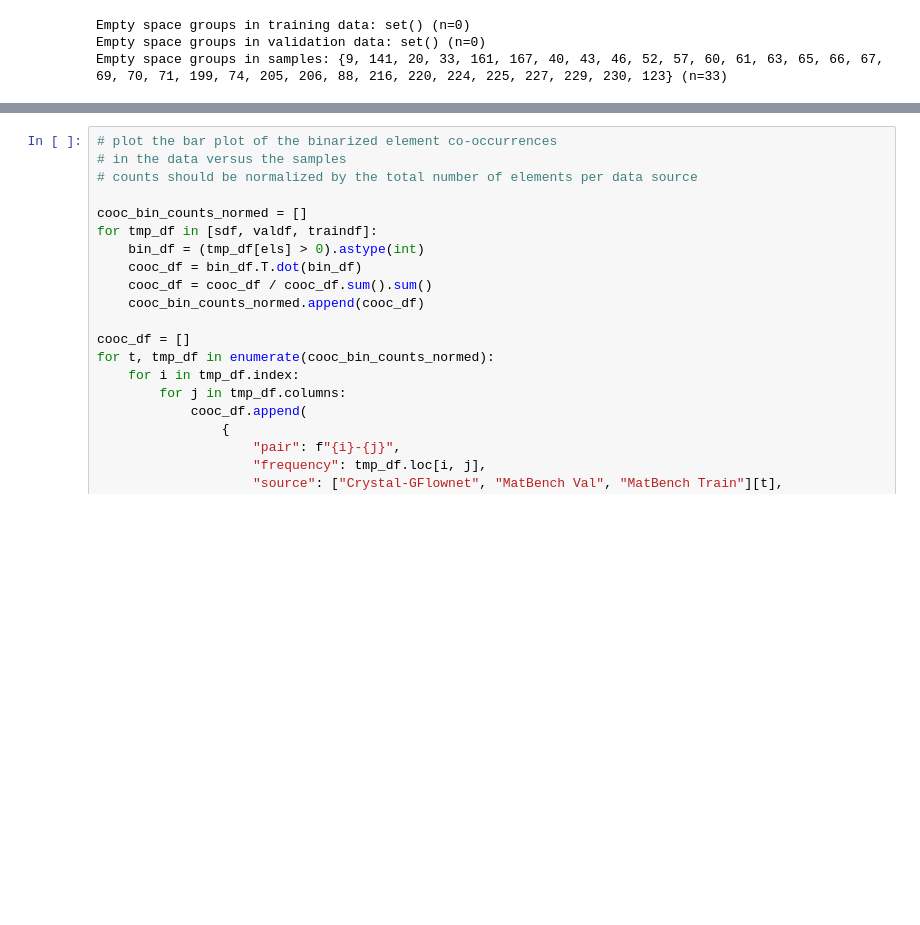
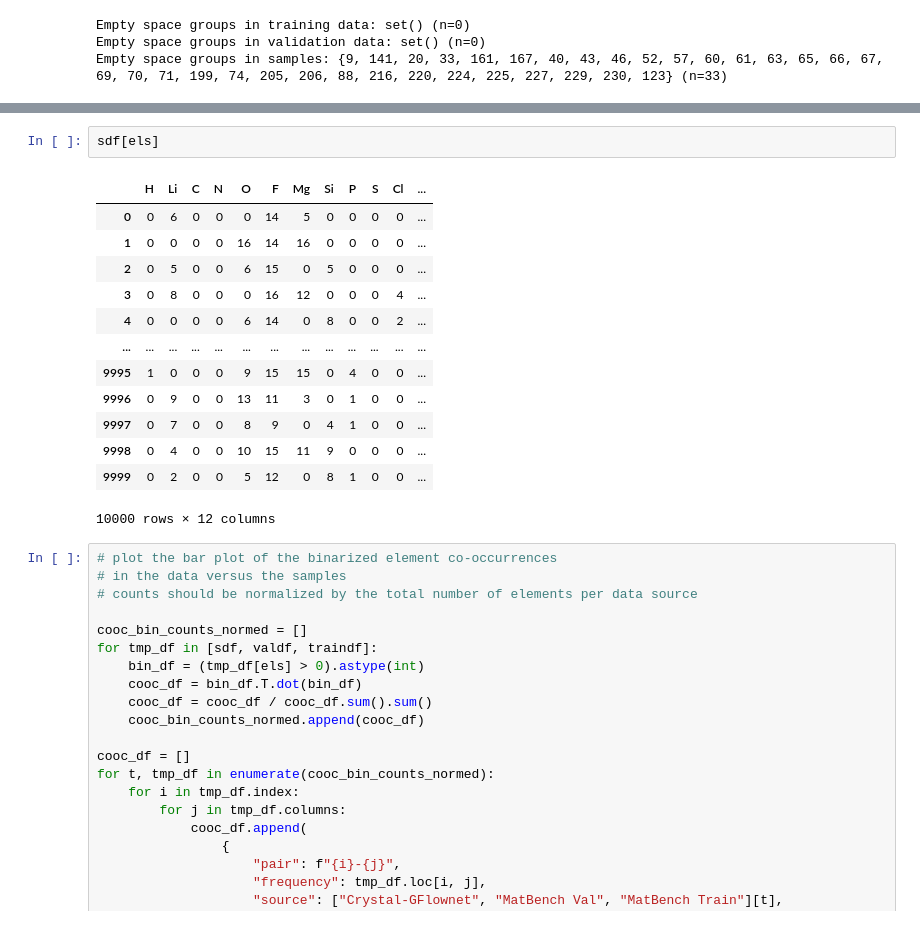
Before and after one commit to sh-divya/ActiveLearningMaterials, a Jupyter notebook: notebooks/gfn_samples.ipynb, the cells around one changed output, grey strips where cells are left out. Saved outputs shown, nothing was run; the diff lists cells and outputs as text; blank space fills up the shorter version.

```diff
--- a/notebooks/gfn_samples.ipynb
+++ b/notebooks/gfn_samples.ipynb
@@ -240,3 +266,19 @@ fig.savefig(output_path / "el_counts.pdf")
+# %%
+sdf[els]
+# %% [output]
+|  | H | Li | C | N | O | F | Mg | Si | P | S | Cl | ... |
+| 0 | 0 | 6 | 0 | 0 | 0 | 14 | 5 | 0 | 0 | 0 | 0 | ... |
+| 1 | 0 | 0 | 0 | 0 | 16 | 14 | 16 | 0 | 0 | 0 | 0 | ... |
+| 2 | 0 | 5 | 0 | 0 | 6 | 15 | 0 | 5 | 0 | 0 | 0 | ... |
+| 3 | 0 | 8 | 0 | 0 | 0 | 16 | 12 | 0 | 0 | 0 | 4 | ... |
+| 4 | 0 | 0 | 0 | 0 | 6 | 14 | 0 | 8 | 0 | 0 | 2 | ... |
+| ... | ... | ... | ... | ... | ... | ... | ... | ... | ... | ... | ... | ... |
+| 9995 | 1 | 0 | 0 | 0 | 9 | 15 | 15 | 0 | 4 | 0 | 0 | ... |
+| 9996 | 0 | 9 | 0 | 0 | 13 | 11 | 3 | 0 | 1 | 0 | 0 | ... |
+| 9997 | 0 | 7 | 0 | 0 | 8 | 9 | 0 | 4 | 1 | 0 | 0 | ... |
+| 9998 | 0 | 4 | 0 | 0 | 10 | 15 | 11 | 9 | 0 | 0 | 0 | ... |
+| 9999 | 0 | 2 | 0 | 0 | 5 | 12 | 0 | 8 | 1 | 0 | 0 | ... |
+10000 rows × 12 columns
 # %%
 # plot the bar plot of the binarized element co-occurrences
 # in the data versus the samples
```
Also changed, not shown: parts of 2 cells of this notebook.
